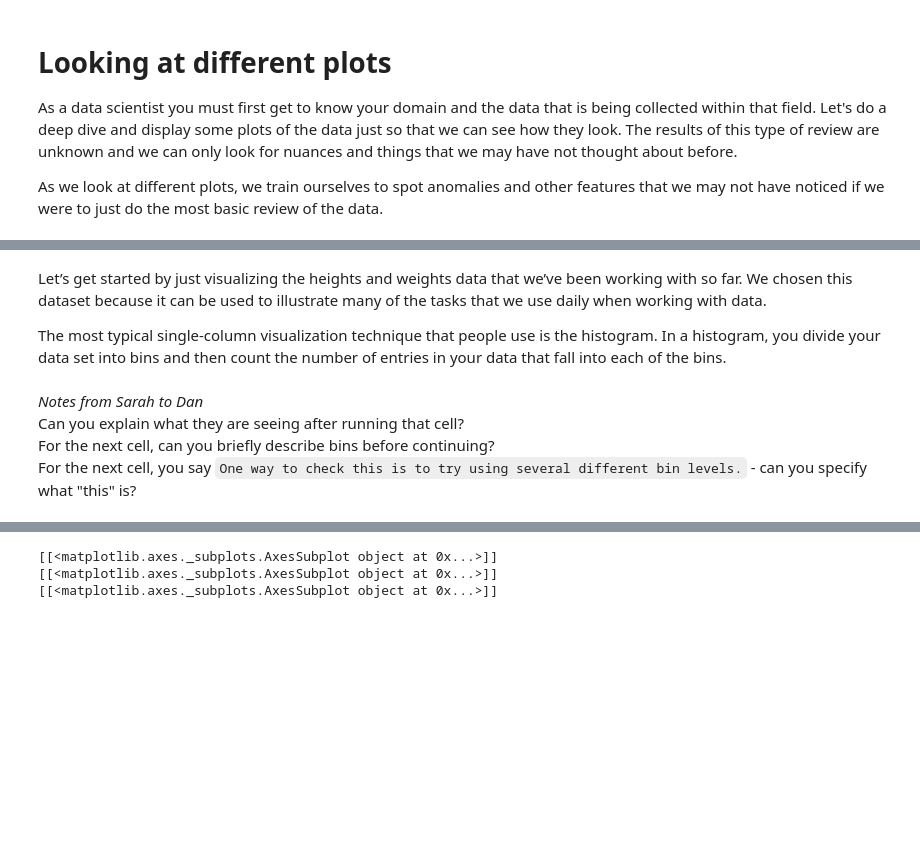
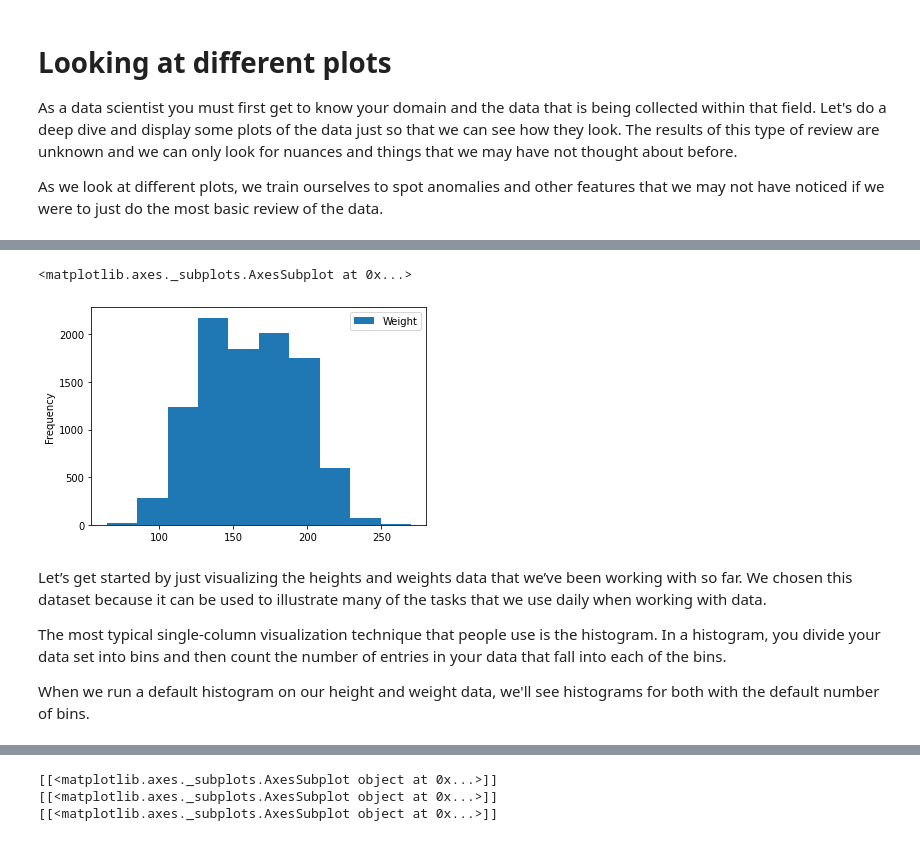
Before and after one commit to microsoft/Reactors, a Jupyter notebook: Additional_Data_Science_Materials/activities/3-hgt-wgt-activity/height-weight-study.ipynb, the cells around one changed output, grey strips where cells are left out. Cells and saved outputs as stored; diff of their text form; code cells hidden in the pictures; blank space fills up the shorter version.

```diff
--- a/Additional_Data_Science_Materials/activities/3-hgt-wgt-activity/height-weight-study.ipynb
+++ b/Additional_Data_Science_Materials/activities/3-hgt-wgt-activity/height-weight-study.ipynb
@@ -124,5 +100,13 @@ df.plot()
+# %%
+# Now let's run the code and first create a histogram with just the weight data
+df.plot(kind='hist', y=1)
+# %% [output]
+<matplotlib.axes._subplots.AxesSubplot at 0x...>
+[figure, added]
 # %% [markdown]
 Let’s get started by just visualizing the heights and weights data that we’ve been working with so far. We chosen this dataset because it can be used to illustrate many of the tasks that we use daily when working with data.
 
 The most typical single-column visualization technique that people use is the histogram. In a histogram, you divide your data set into bins and then count the number of entries in your data that fall into each of the bins.
+
+When we run a default histogram on our height and weight data, we'll see histograms for both with the default number of bins.
 # %%
@@ -130,6 +114 @@ The most typical single-column visualization technique that people use is the hi
 df.hist?
-# %% [markdown]
-*Notes from Sarah to Dan*
-Can you explain what they are seeing after running that cell?
-For the next cell, can you briefly describe bins before continuing?
-For the next cell, you say `One way to check this is to try using several different bin levels.` - can you specify what "this" is?
```
Also changed, not shown: parts of 54 cells of this notebook.
